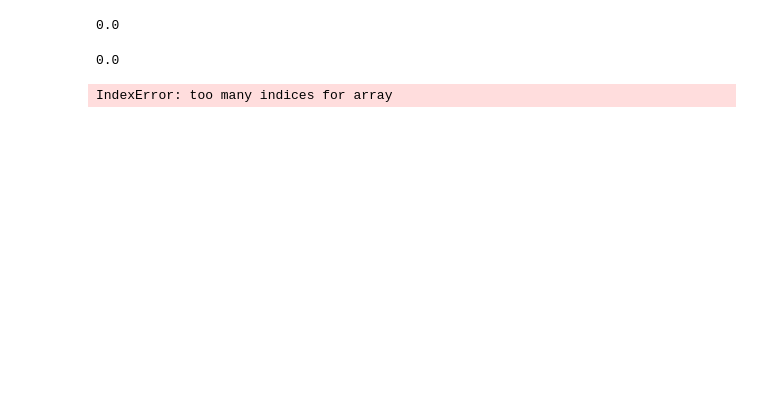
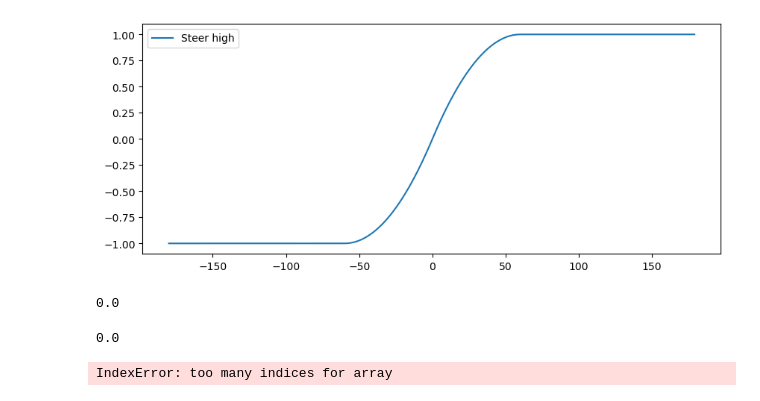
Before and after one commit to floriandejonckheere/abo-autonomic-systems-carla, a Jupyter notebook: fuzzy.ipynb, the cells around one changed output. Drawn from its saved outputs; the diff is of its cells as text; code cells hidden in the pictures; blank space fills up the shorter version.

```diff
--- a/fuzzy.ipynb
+++ b/fuzzy.ipynb
@@ -50,3 +56,19 @@ plt.show()
+# %%
+## Steering (based on angle and direction)
+# Variables
+x_steer = np.arange(-180, 180, 1)
+
+# Membership functions
+steer_hi = fz.smf(x_steer, -60, 60)
+
+plt.figure(figsize=(10, 4))
+
+plt.plot(x_steer, (steer_hi - 0.5) * 2, label='Steer high')
+
+plt.legend()
+plt.show()
+# %% [output]
+[figure, added]
 # %%
 source = [22.5959, -4.3443]
 destination = [22, -4]
```
Also changed, not shown: parts of 1 cell of this notebook.
